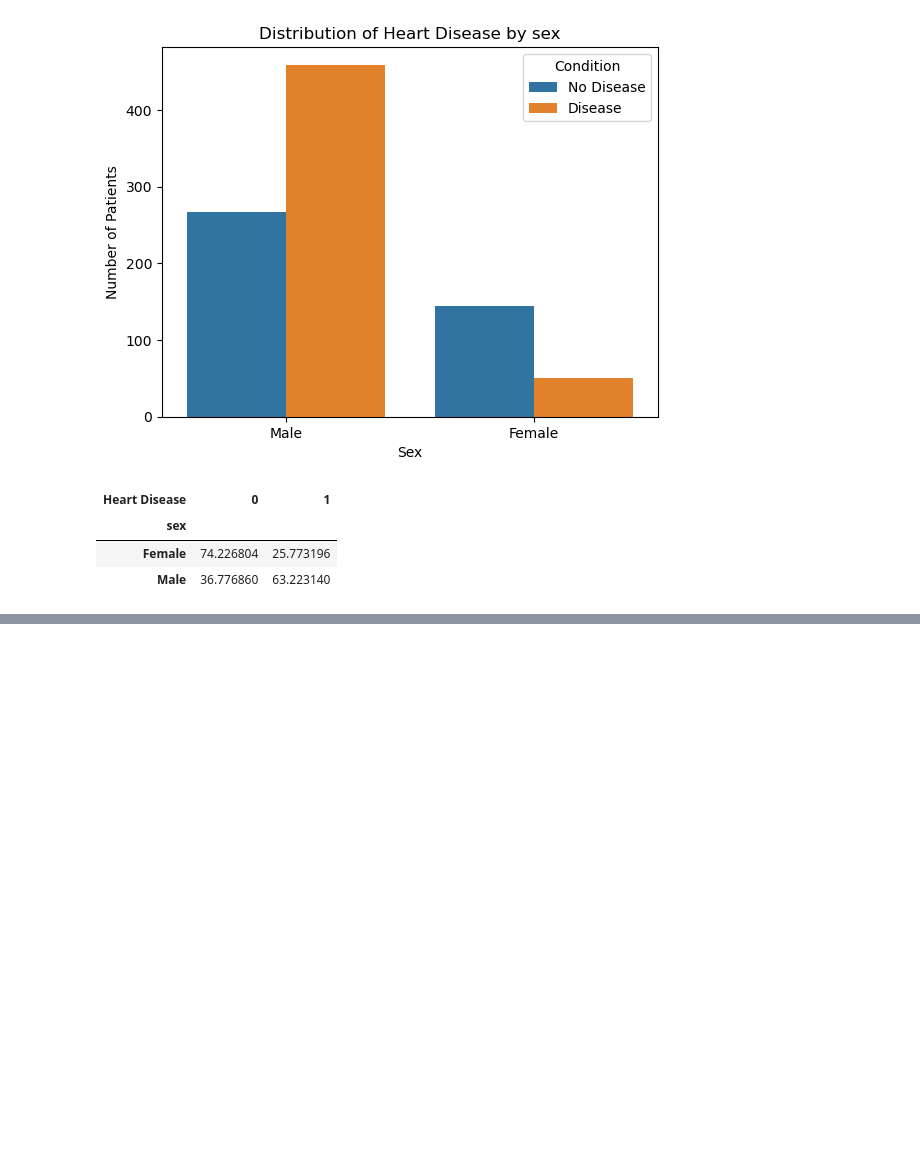
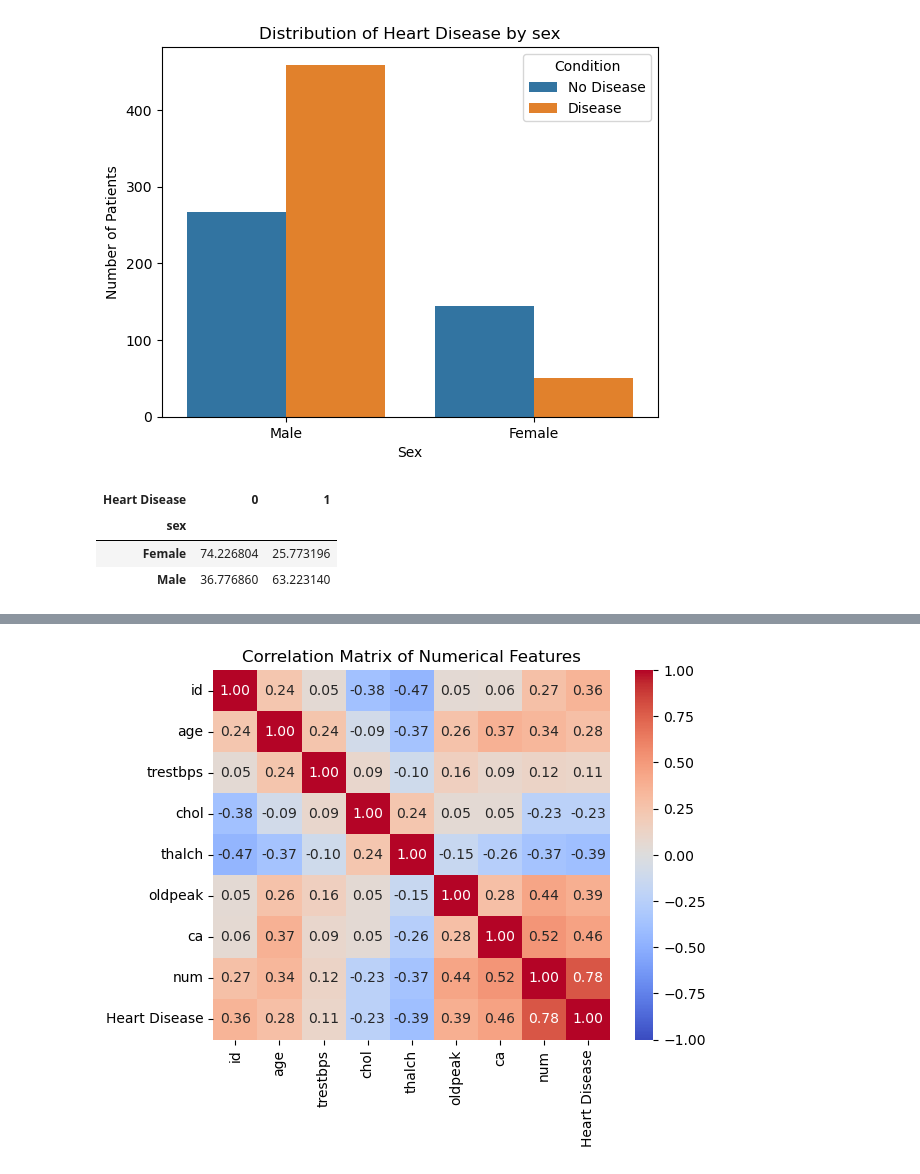
Before and after one commit to vanshika294/ML_Portfolio, a Jupyter notebook: 02_Experiments_and_mini_projects/Classification_Mini_Projects/Logistic_Regression/Heart Disease Classification.ipynb, the cells around one changed output, grey strips where cells are left out. Drawn from its saved outputs; the diff is of its cells as text; code cells hidden in the pictures; blank space fills up the shorter version.

```diff
--- a/02_Experiments_and_mini_projects/Classification_Mini_Projects/Logistic_Regression/Heart Disease Classification.ipynb
+++ b/02_Experiments_and_mini_projects/Classification_Mini_Projects/Logistic_Regression/Heart Disease Classification.ipynb
@@ -461,0 +529,17 @@ pd.crosstab(df['sex'], df['Heart Disease'], normalize='index') * 100
+# %%
+import numpy as np
+
+# Select only numerical columns for correlation calculation
+numeric_cols = df.select_dtypes(include=[np.number]).columns
+
+
+# Calculate correlation matrix
+corr_matrix = df[numeric_cols].corr()
+
+# Draw the heatmap
+sns.heatmap(corr_matrix, annot=True, fmt=".2f", cmap='coolwarm', vmin=-1, vmax=1)
+
+plt.title("Correlation Matrix of Numerical Features")
+plt.show()
+# %% [output]
+[figure, added]
```
Also changed, not shown: parts of 12 cells of this notebook, 1 other file.
